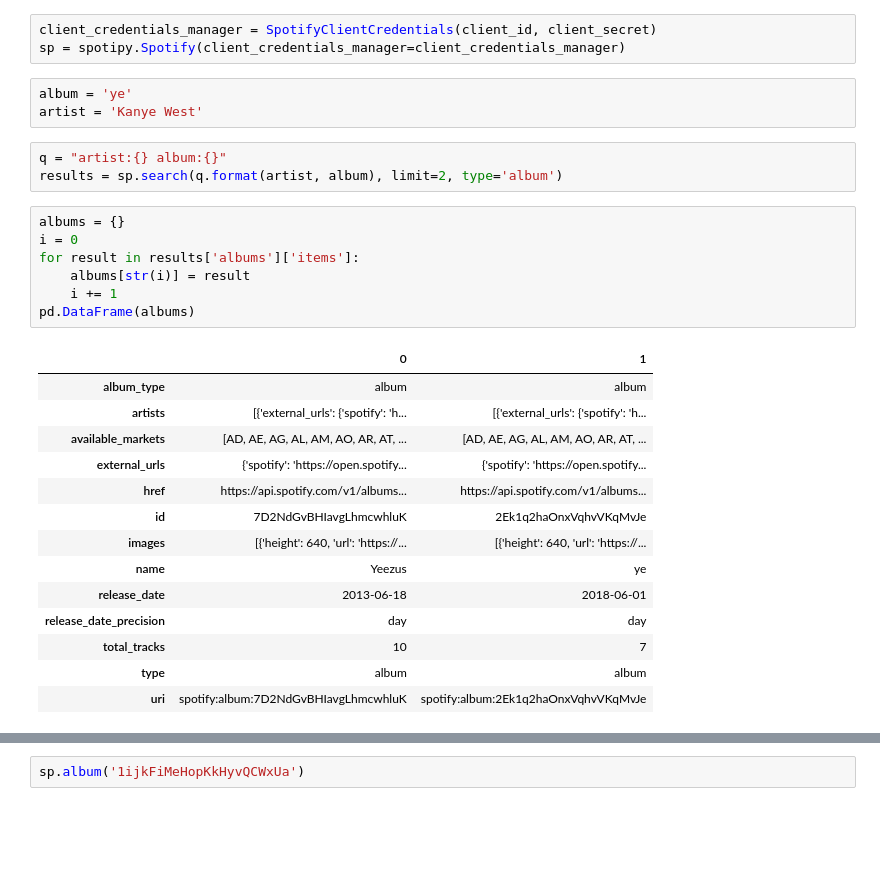
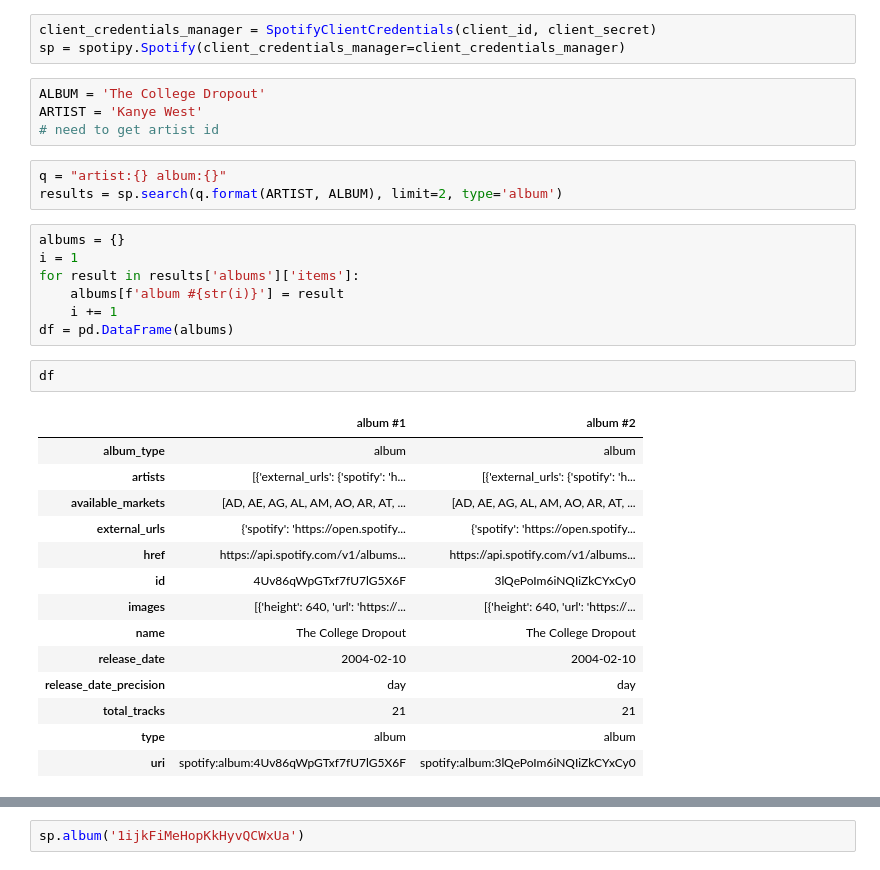
Before and after one commit to asboyer/asboyer.com, a Jupyter notebook: notebooks/music_backend_dev.ipynb, the cells around one changed output, grey strips where cells are left out. Cells and saved outputs as stored; diff of their text form; blank space fills up the shorter version.

```diff
--- a/notebooks/music_backend_dev.ipynb
+++ b/notebooks/music_backend_dev.ipynb
@@ -10,31 +10,34 @@ from api_keys import client_id, client_secret
 # %%
 client_credentials_manager = SpotifyClientCredentials(client_id, client_secret)
 sp = spotipy.Spotify(client_credentials_manager=client_credentials_manager)
-# %%
-album = 'ye'
-artist = 'Kanye West'
+# %%
+ALBUM = 'The College Dropout'
+ARTIST = 'Kanye West'
+# need to get artist id
 # %%
 q = "artist:{} album:{}"
-results = sp.search(q.format(artist, album), limit=2, type='album')
+results = sp.search(q.format(ARTIST, ALBUM), limit=2, type='album')
 # %%
 albums = {}
-i = 0
+i = 1
 for result in results['albums']['items']:
-    albums[str(i)] = result
+    albums[f'album #{str(i)}'] = result
     i += 1
-pd.DataFrame(albums)
+df = pd.DataFrame(albums)
-# %% [output]
-|  | 0 | 1 |
-| album_type | album | album |
-| artists | [{'external_urls': {'spotify': 'h... | [{'external_urls': {'spotify': 'h... |
-| available_markets | [AD, AE, AG, AL, AM, AO, AR, AT, ... | [AD, AE, AG, AL, AM, AO, AR, AT, ... |
-| external_urls | {'spotify': 'https://open.spotify... | {'spotify': 'https://open.spotify... |
-| href | https://api.spotify.com/v1/albums... | https://api.spotify.com/v1/albums... |
-| id | 7D2NdGvBHIavgLhmcwhluK | 2Ek1q2haOnxVqhvVKqMvJe |
-| images | [{'height': 640, 'url': 'https://... | [{'height': 640, 'url': 'https://... |
-| name | Yeezus | ye |
-| release_date | 2013-06-18 | 2018-06-01 |
-| release_date_precision | day | day |
-| total_tracks | 10 | 7 |
-| type | album | album |
-| uri | spotify:album:7D2NdGvBHIavgLhmcwhluK | spotify:album:2Ek1q2haOnxVqhvVKqMvJe |
+# %%
+df
+# %% [output]
+|  | album #1 | album #2 |
+| album_type | album | album |
+| artists | [{'external_urls': {'spotify': 'h... | [{'external_urls': {'spotify': 'h... |
+| available_markets | [AD, AE, AG, AL, AM, AO, AR, AT, ... | [AD, AE, AG, AL, AM, AO, AR, AT, ... |
+| external_urls | {'spotify': 'https://open.spotify... | {'spotify': 'https://open.spotify... |
+| href | https://api.spotify.com/v1/albums... | https://api.spotify.com/v1/albums... |
+| id | 4Uv86qWpGTxf7fU7lG5X6F | 3lQePoIm6iNQIiZkCYxCy0 |
+| images | [{'height': 640, 'url': 'https://... | [{'height': 640, 'url': 'https://... |
+| name | The College Dropout | The College Dropout |
+| release_date | 2004-02-10 | 2004-02-10 |
+| release_date_precision | day | day |
+| total_tracks | 21 | 21 |
+| type | album | album |
+| uri | spotify:album:4Uv86qWpGTxf7fU7lG5X6F | spotify:album:3lQePoIm6iNQIiZkCYxCy0 |
```
Also changed, not shown: parts of 7 cells of this notebook.
